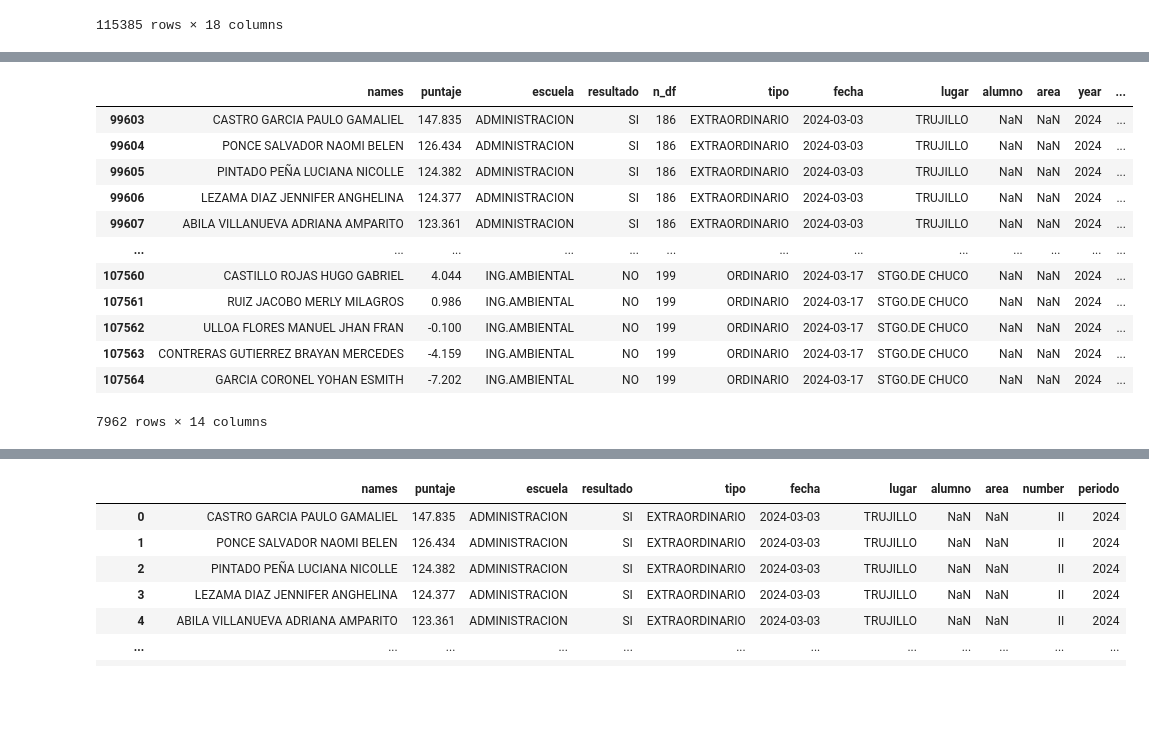
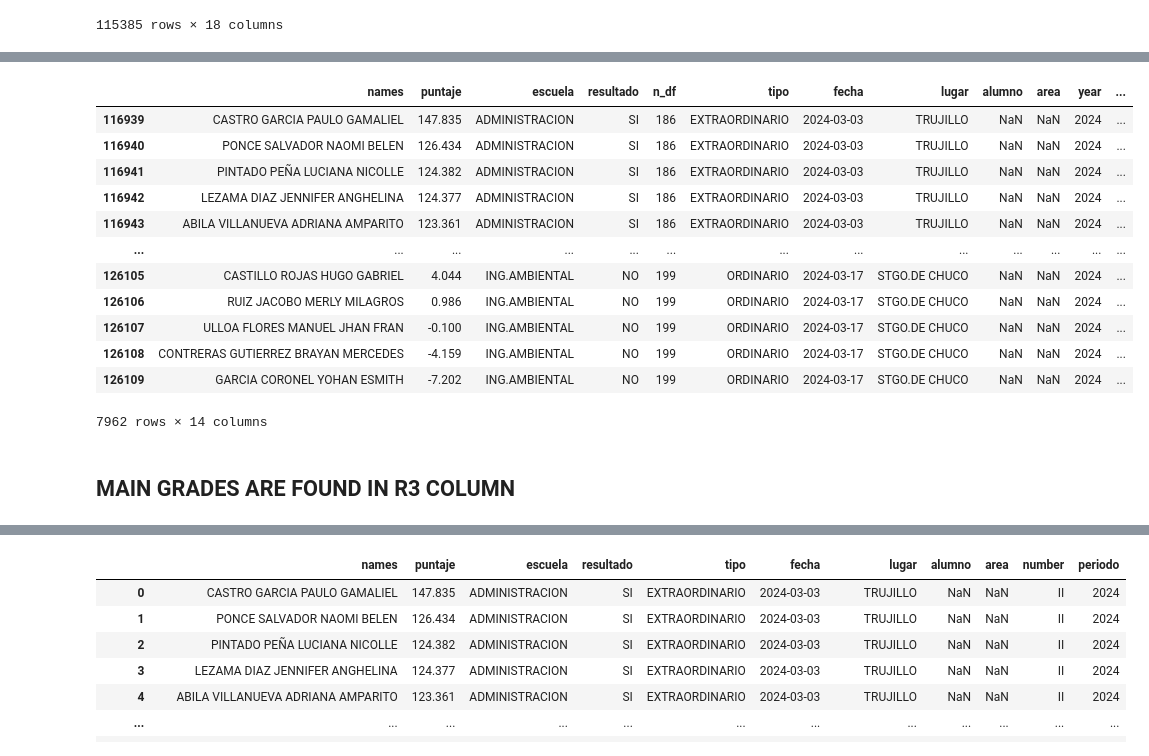
Before and after one commit to jmc012023/resultados-admision, a Jupyter notebook: transform_step_by_step.ipynb, the cells around one changed output, grey strips where cells are left out. Saved outputs shown, nothing was run; the diff lists cells and outputs as text; code cells hidden in the pictures; blank space fills up the shorter version.

```diff
--- a/transform_step_by_step.ipynb
+++ b/transform_step_by_step.ipynb
@@ -1154,0 +978,17 @@ combine_result
+# %%
+column_results = ['names', 'r1', 'r2', 'r3', 'r4', 'r5', 'escuela', 'resultado', 'n_df']
+
+results = pd.concat(
+    [
+        names,
+        grades,
+        school,
+        details,
+        raw_results['n_df']
+    ],
+    axis=1
+)
+
+results.columns = column_results
+
+results
@@ -1157,7 +1011,7 @@ combine_result
 # %%
 results_with_titles = pd.merge(
-    combine_result,
-    final_titles_df,
+    results,
+    titles,
     left_on='n_df',
     right_index=True
 )
@@ -1356,4 +1193,0 @@ results_with_titles
-# %%
-results_with_titles.reset_index(inplace=True)
-del results_with_titles['index']
-results_with_titles
@@ -1421,7 +1244,8 @@ filter_by_tipo = results_with_titles['tipo'].isin(["EXTRAORDINARIO", "ORDINARIO"
 filter_by_periodo2 = results_with_titles['periodo'] == 2024
 filter_by_number2 = results_with_titles['number'] == "II"
 # %%
-puntaje1 = results_with_titles[(filter_by_tipo) & (filter_by_periodo2) & (filter_by_number2)]
-puntaje1
+main_grade1 = results_with_titles[(filter_by_tipo) & (filter_by_periodo2) & (filter_by_number2)]
+
+main_grade1
 # %% [output]
 |  | names | r1 | r2 | r3 | r4 | r5 | escuela | resultado | n_df | tipo | fecha | ... |
@@ -1439,22 +1263,26 @@ puntaje1
 7962 rows × 18 columns
 # %%
-# puntaje1 = puntaje1.drop(['r2', 'r3', 'r4', 'r5'], axis=1)
-puntaje1.rename(columns={'r1': 'puntaje'}, inplace=True)
-puntaje1
+# execute only one time
+main_grade1 = main_grade1.drop(['r2', 'r3', 'r4', 'r5'], axis=1)
+main_grade1 = main_grade1.rename(columns={'r1': 'puntaje'})
+
+main_grade1
 # %% [output]
 |  | names | puntaje | escuela | resultado | n_df | tipo | fecha | lugar | alumno | area | year | ... |
-| 99603 | CASTRO GARCIA PAULO GAMALIEL | 147.835 | ADMINISTRACION | SI | 186 | EXTRAORDINARIO | 2024-03-03 | TRUJILLO | NaN | NaN | 2024 | ... |
-| 99604 | PONCE SALVADOR NAOMI BELEN | 126.434 | ADMINISTRACION | SI | 186 | EXTRAORDINARIO | 2024-03-03 | TRUJILLO | NaN | NaN | 2024 | ... |
-| 99605 | PINTADO PEÑA LUCIANA NICOLLE | 124.382 | ADMINISTRACION | SI | 186 | EXTRAORDINARIO | 2024-03-03 | TRUJILLO | NaN | NaN | 2024 | ... |
-| 99606 | LEZAMA DIAZ JENNIFER ANGHELINA | 124.377 | ADMINISTRACION | SI | 186 | EXTRAORDINARIO | 2024-03-03 | TRUJILLO | NaN | NaN | 2024 | ... |
-| 99607 | ABILA VILLANUEVA ADRIANA AMPARITO | 123.361 | ADMINISTRACION | SI | 186 | EXTRAORDINARIO | 2024-03-03 | TRUJILLO | NaN | NaN | 2024 | ... |
+| 116939 | CASTRO GARCIA PAULO GAMALIEL | 147.835 | ADMINISTRACION | SI | 186 | EXTRAORDINARIO | 2024-03-03 | TRUJILLO | NaN | NaN | 2024 | ... |
+| 116940 | PONCE SALVADOR NAOMI BELEN | 126.434 | ADMINISTRACION | SI | 186 | EXTRAORDINARIO | 2024-03-03 | TRUJILLO | NaN | NaN | 2024 | ... |
+| 116941 | PINTADO PEÑA LUCIANA NICOLLE | 124.382 | ADMINISTRACION | SI | 186 | EXTRAORDINARIO | 2024-03-03 | TRUJILLO | NaN | NaN | 2024 | ... |
+| 116942 | LEZAMA DIAZ JENNIFER ANGHELINA | 124.377 | ADMINISTRACION | SI | 186 | EXTRAORDINARIO | 2024-03-03 | TRUJILLO | NaN | NaN | 2024 | ... |
+| 116943 | ABILA VILLANUEVA ADRIANA AMPARITO | 123.361 | ADMINISTRACION | SI | 186 | EXTRAORDINARIO | 2024-03-03 | TRUJILLO | NaN | NaN | 2024 | ... |
 | ... | ... | ... | ... | ... | ... | ... | ... | ... | ... | ... | ... | ... |
-| 107560 | CASTILLO ROJAS HUGO GABRIEL | 4.044 | ING.AMBIENTAL | NO | 199 | ORDINARIO | 2024-03-17 | STGO.DE CHUCO | NaN | NaN | 2024 | ... |
-| 107561 | RUIZ JACOBO MERLY MILAGROS | 0.986 | ING.AMBIENTAL | NO | 199 | ORDINARIO | 2024-03-17 | STGO.DE CHUCO | NaN | NaN | 2024 | ... |
-| 107562 | ULLOA FLORES MANUEL JHAN FRAN | -0.100 | ING.AMBIENTAL | NO | 199 | ORDINARIO | 2024-03-17 | STGO.DE CHUCO | NaN | NaN | 2024 | ... |
-| 107563 | CONTRERAS GUTIERREZ BRAYAN MERCEDES | -4.159 | ING.AMBIENTAL | NO | 199 | ORDINARIO | 2024-03-17 | STGO.DE CHUCO | NaN | NaN | 2024 | ... |
-| 107564 | GARCIA CORONEL YOHAN ESMITH | -7.202 | ING.AMBIENTAL | NO | 199 | ORDINARIO | 2024-03-17 | STGO.DE CHUCO | NaN | NaN | 2024 | ... |
+| 126105 | CASTILLO ROJAS HUGO GABRIEL | 4.044 | ING.AMBIENTAL | NO | 199 | ORDINARIO | 2024-03-17 | STGO.DE CHUCO | NaN | NaN | 2024 | ... |
+| 126106 | RUIZ JACOBO MERLY MILAGROS | 0.986 | ING.AMBIENTAL | NO | 199 | ORDINARIO | 2024-03-17 | STGO.DE CHUCO | NaN | NaN | 2024 | ... |
+| 126107 | ULLOA FLORES MANUEL JHAN FRAN | -0.100 | ING.AMBIENTAL | NO | 199 | ORDINARIO | 2024-03-17 | STGO.DE CHUCO | NaN | NaN | 2024 | ... |
+| 126108 | CONTRERAS GUTIERREZ BRAYAN MERCEDES | -4.159 | ING.AMBIENTAL | NO | 199 | ORDINARIO | 2024-03-17 | STGO.DE CHUCO | NaN | NaN | 2024 | ... |
+| 126109 | GARCIA CORONEL YOHAN ESMITH | -7.202 | ING.AMBIENTAL | NO | 199 | ORDINARIO | 2024-03-17 | STGO.DE CHUCO | NaN | NaN | 2024 | ... |
 7962 rows × 14 columns
+# %% [markdown]
+## MAIN GRADES ARE FOUND IN R3 COLUMN
 # %%
 filter_general = (((filter_by_cepunt) & (filter_by_periodo)) | ((filter_by_tipo) & (filter_by_periodo2) & (filter_by_number2)))
 
```
Also changed, not shown: parts of 104 cells of this notebook.
